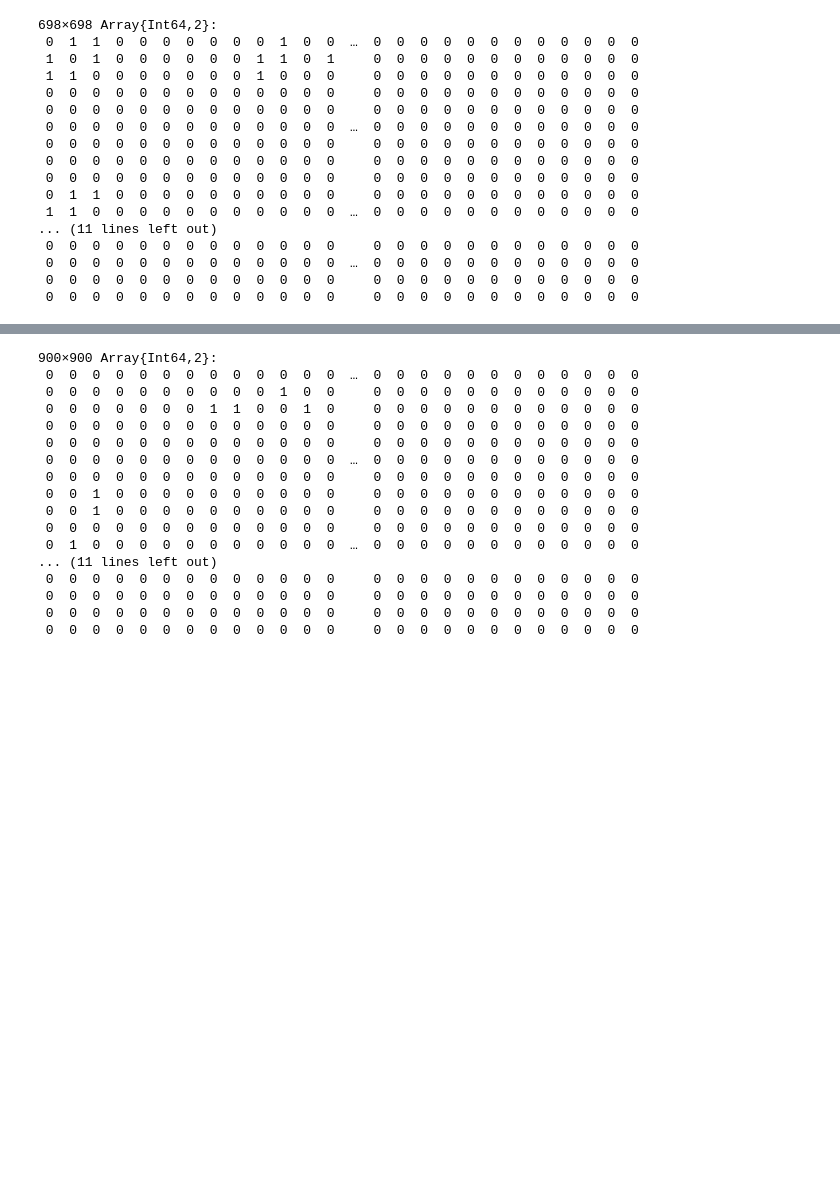
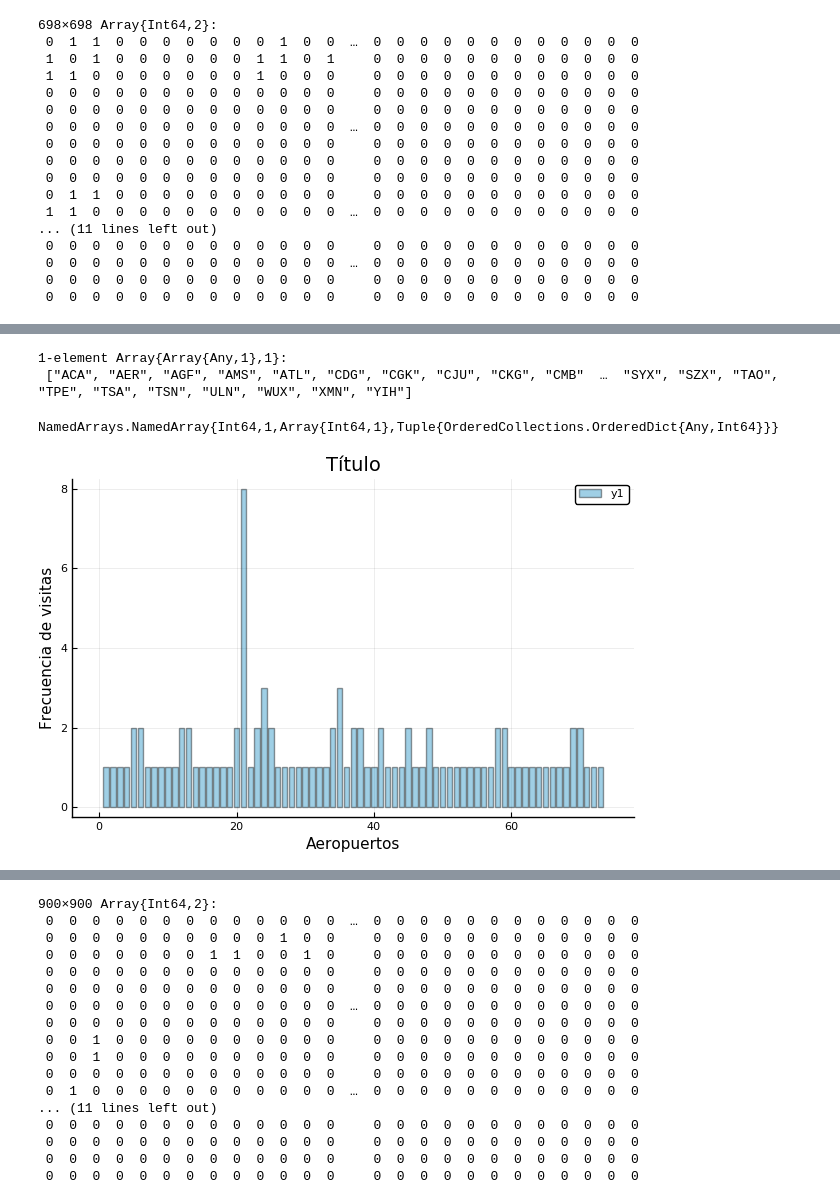
Before and after one commit to Yuriyama/Proyecto_aerolineas, a Jupyter notebook: Code/Alianzas_RW.ipynb, the cells around one changed output, grey strips where cells are left out. Cells and saved outputs as stored; diff of their text form; code cells hidden in the pictures; blank space fills up the shorter version.

```diff
--- a/Code/Alianzas_RW.ipynb
+++ b/Code/Alianzas_RW.ipynb
@@ -479,0 +628,2 @@ mST = readdlm("data/multi_ST_du.csv", ',');
+# %%
+c = random_walk(multiplexST, 100, 2)
@@ -479,0 +648,8 @@ mST = readdlm("data/multi_ST_du.csv", ',');
+# %%
+
+#
+j = sort(c[1][1,:])
+x = nombres_ST[j]
+h = countmap(x)
+#histogram(h)
+#hh=sort(h)
@@ -479,0 +686,2 @@ mST = readdlm("data/multi_ST_du.csv", ',');
+# %%
+f=freqtable(j)
@@ -479,0 +726,20 @@ mST = readdlm("data/multi_ST_du.csv", ',');
+# %%
+n =names(l)
+# %% [output]
+1-element Array{Array{Any,1},1}:
+ ["ACA", "AER", "AGF", "AMS", "ATL", "CDG", "CGK", "CJU", "CKG", "CMB"  …  "SYX", "SZX", "TAO", "TPE", "TSA", "TSN", "ULN", "WUX", "XMN", "YIH"]
+# %%
+typeof(l)
+# %% [output]
+NamedArrays.NamedArray{Int64,1,Array{Int64,1},Tuple{OrderedCollections.OrderedDict{Any,Int64}}}
+# %%
+#bar(l)
+bar(f,
+    color="#0f87bf",
+    title="Título",
+    xlabel="Aeropuertos",
+    ylabel = "Frecuencia de visitas",
+    #xticks = names(l),
+    alpha=0.4)
+# %% [output]
+[figure, added]
```
Also changed, not shown: parts of 83 cells of this notebook.
